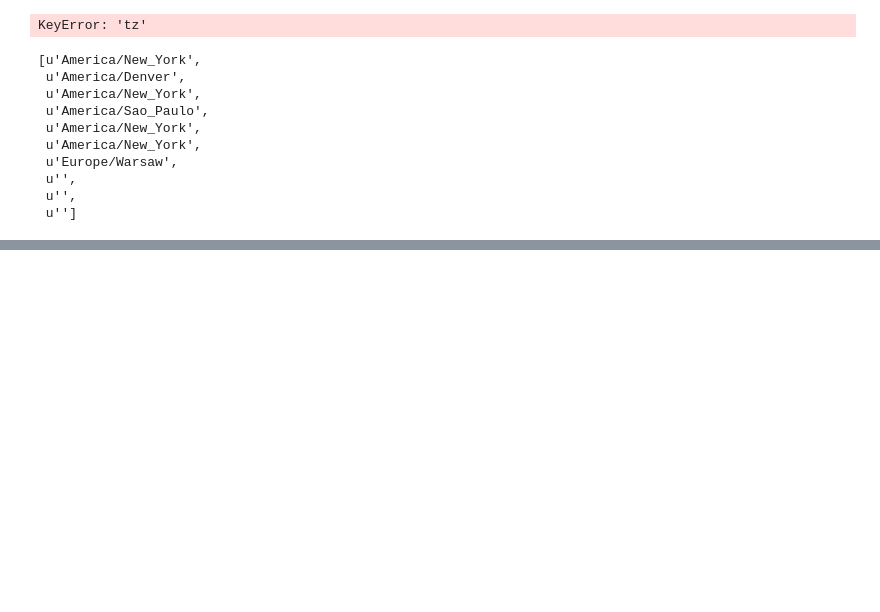
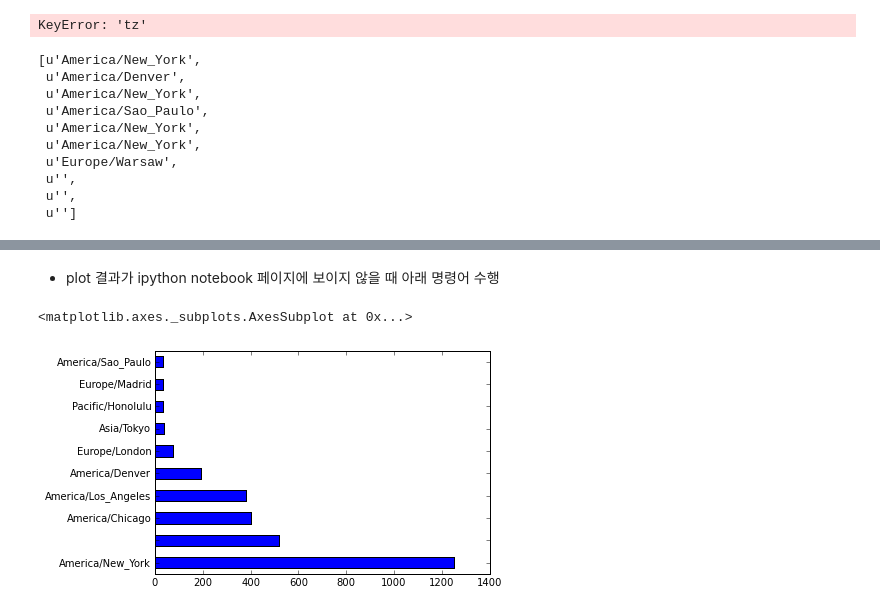
Before and after one commit to bluebibi/python-for-data-analysis, a Jupyter notebook: Introductory Examples (Ch.2).ipynb, the cells around one changed output, grey strips where cells are left out. Saved outputs shown, nothing was run; the diff lists cells and outputs as text; code cells hidden in the pictures; blank space fills up the shorter version.

Commit message:
plot 결과가 inline 으로 들어가는지 테스트

```diff
--- a/Introductory Examples (Ch.2).ipynb
+++ b/Introductory Examples (Ch.2).ipynb
@@ -98,0 +105,2 @@ time_zones[:10]
+# %%
+frame = DataFrame(records)
@@ -98,0 +147,2 @@ time_zones[:10]
+# %%
+tz_counts = frame['tz'].value_counts()
@@ -98,0 +169,2 @@ time_zones[:10]
+# %% [markdown]
+- plot 결과가 ipython notebook 페이지에 보이지 않을 때 아래 명령어 수행
@@ -98,0 +173,5 @@ time_zones[:10]
+# %%
+tz_counts[:10].plot(kind='barh', rot=0)
+# %% [output]
+<matplotlib.axes._subplots.AxesSubplot at 0x...>
+[figure, added]
```
Also changed, not shown: parts of 11 cells of this notebook.
